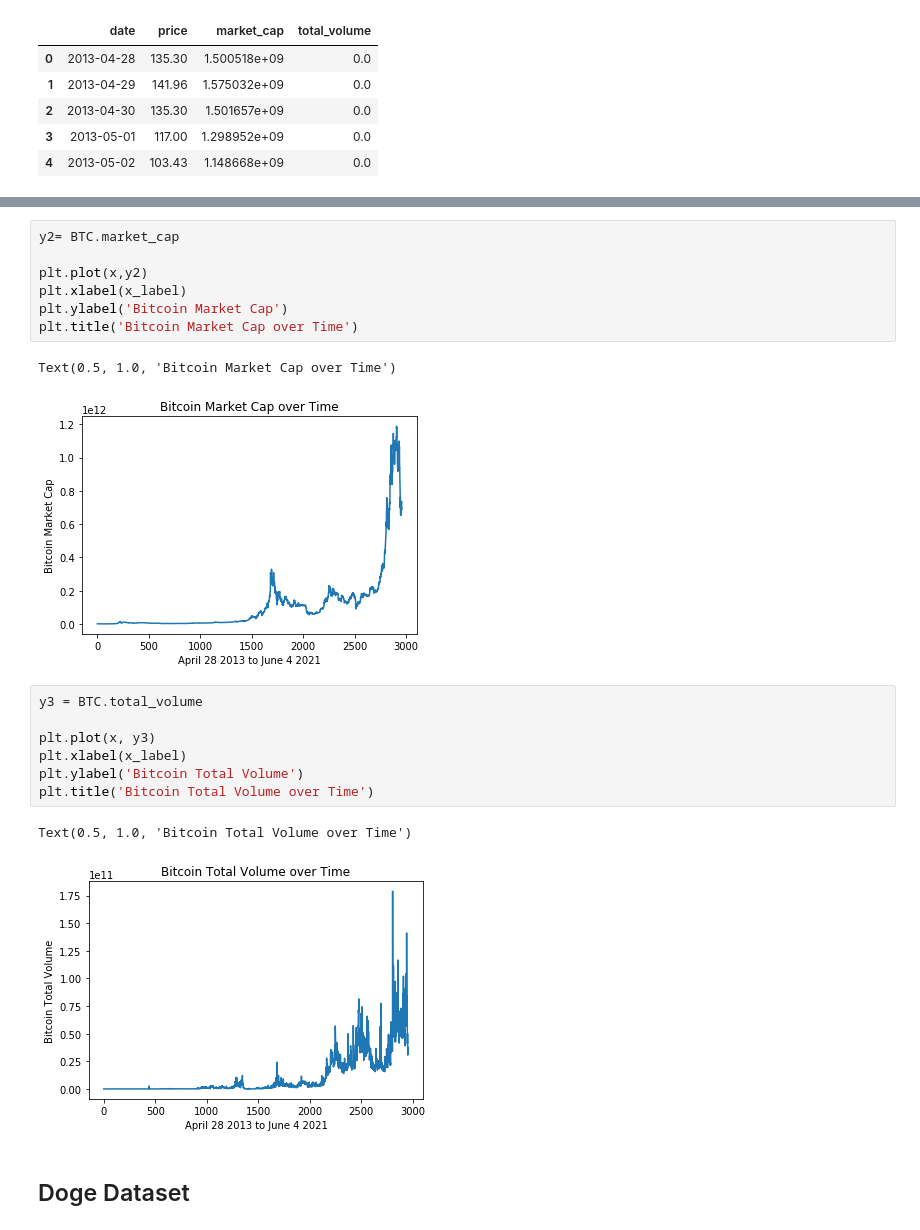
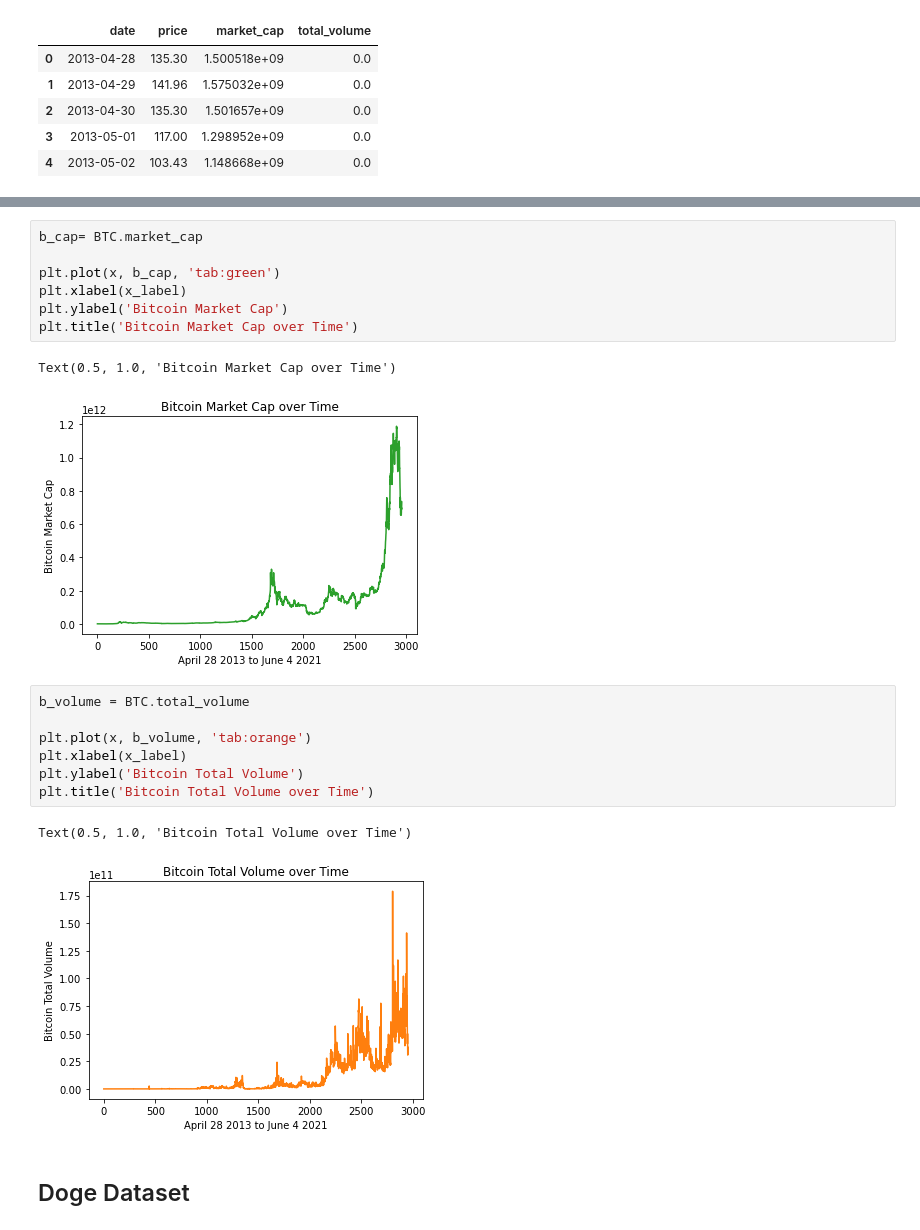
Before and after one commit to vchou105/COGS109FinalProject, a Jupyter notebook: DOGE-Bitcoin.ipynb, the cells around one changed output, grey strips where cells are left out. Saved outputs shown, nothing was run; the diff lists cells and outputs as text.

```diff
--- a/DOGE-Bitcoin.ipynb
+++ b/DOGE-Bitcoin.ipynb
@@ -71,23 +72,23 @@ Text(0.5, 1.0, 'Bitcoin Price over Time')
 # %%
-y2= BTC.market_cap
+b_cap= BTC.market_cap
 
-plt.plot(x,y2)
+plt.plot(x, b_cap, 'tab:green')
 plt.xlabel(x_label)
 plt.ylabel('Bitcoin Market Cap')
 plt.title('Bitcoin Market Cap over Time')
 # %% [output]
 Text(0.5, 1.0, 'Bitcoin Market Cap over Time')
-[figure, old version]
+[figure, new version]
 # %%
-y3 = BTC.total_volume
+b_volume = BTC.total_volume
 
-plt.plot(x, y3)
+plt.plot(x, b_volume, 'tab:orange')
 plt.xlabel(x_label)
 plt.ylabel('Bitcoin Total Volume')
 plt.title('Bitcoin Total Volume over Time')
 # %% [output]
 Text(0.5, 1.0, 'Bitcoin Total Volume over Time')
-[figure, old version]
+[figure, new version]
 # %% [markdown]
 ## Doge Dataset
 # %%
```
Also changed, not shown: parts of 11 cells of this notebook.
